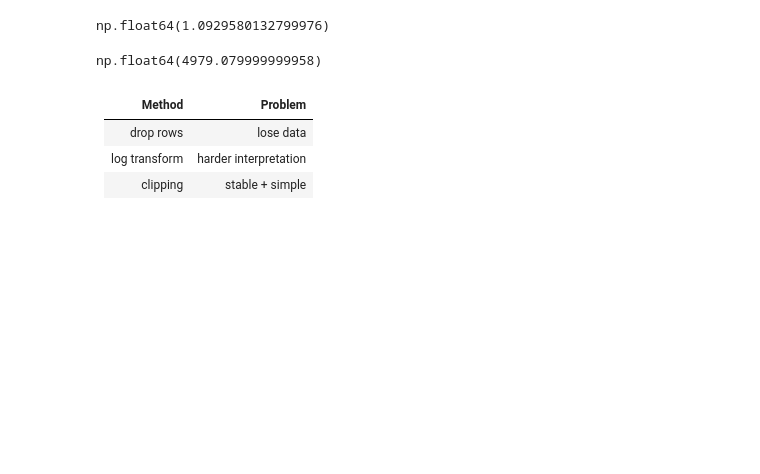
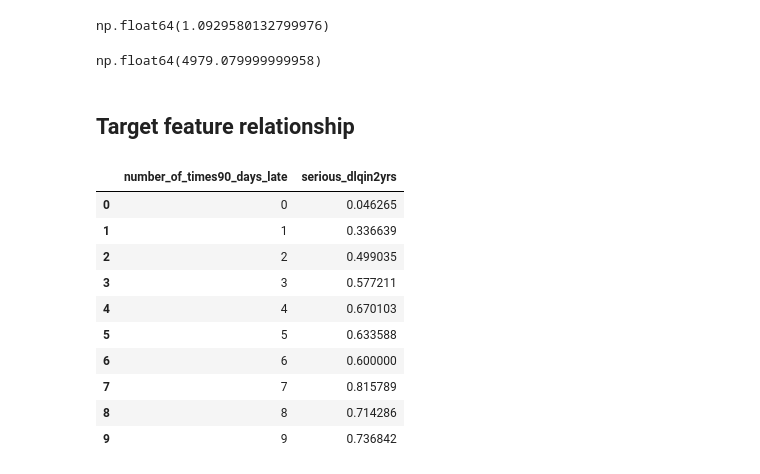
Before and after one commit to dmenezesgabriel/credit-risk-e2e, a Jupyter notebook: notebooks/01_eda.ipynb, the cells around one changed output. Cells and saved outputs as stored; diff of their text form; code cells hidden in the pictures; blank space fills up the shorter version.

```diff
--- a/notebooks/credit-score-eda.ipynb
+++ b/notebooks/01_eda.ipynb
@@ -485,9 +487,19 @@ np.float64(1.0929580132799976)
 df["debt_ratio"].max()
 # %% [output]
 np.float64(4979.079999999958)
-# %% [markdown]
-| Method        | Problem               |
-| ------------- | --------------------- |
-| drop rows     | lose data             |
-| log transform | harder interpretation |
-| clipping      | stable + simple       |
+# %% [markdown]
+## Target feature relationship
+# %%
+df.groupby("number_of_times90_days_late")["serious_dlqin2yrs"].mean().reset_index().head(10)
+# %% [output]
+|  | number_of_times90_days_late | serious_dlqin2yrs |
+| 0 | 0 | 0.046265 |
+| 1 | 1 | 0.336639 |
+| 2 | 2 | 0.499035 |
+| 3 | 3 | 0.577211 |
+| 4 | 4 | 0.670103 |
+| 5 | 5 | 0.633588 |
+| 6 | 6 | 0.600000 |
+| 7 | 7 | 0.815789 |
+| 8 | 8 | 0.714286 |
+| 9 | 9 | 0.736842 |
```
Also changed, not shown: parts of 12 cells of this notebook, 11 other files.
